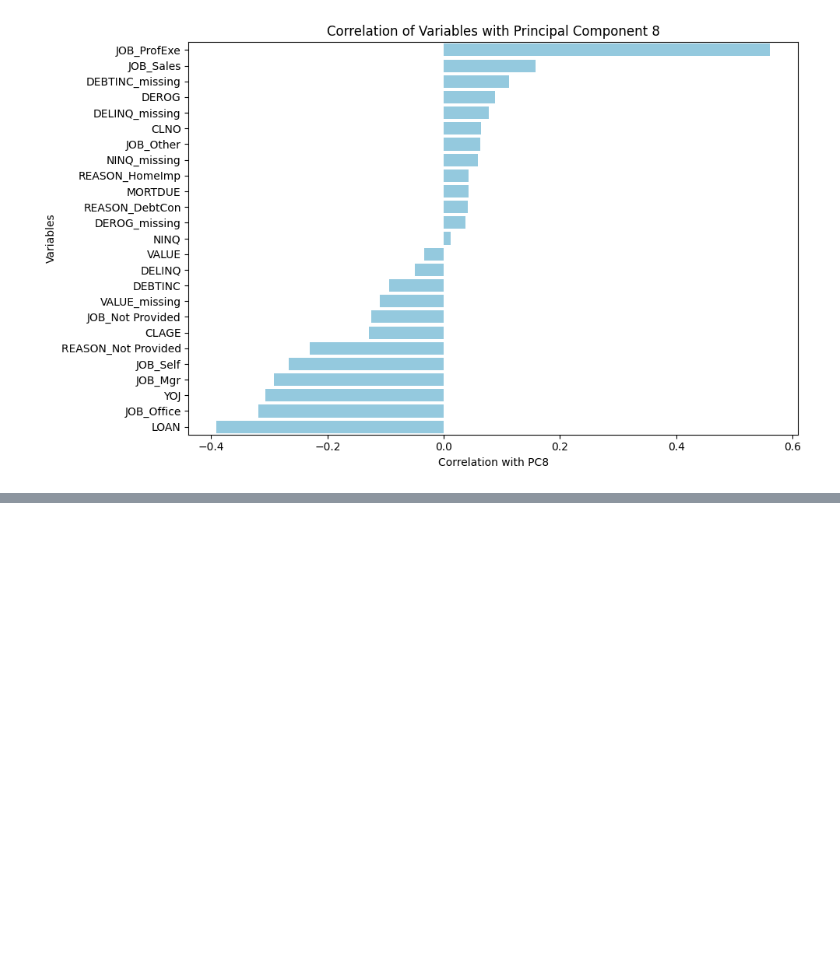
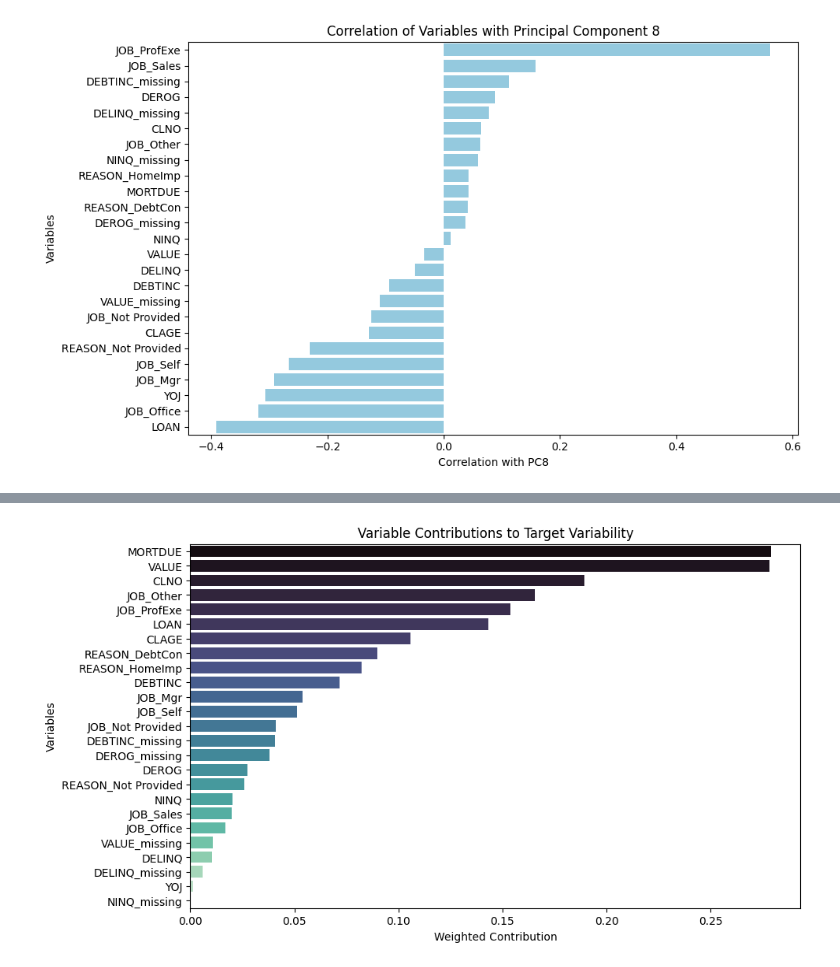
Before and after one commit to solrac2905/Data_Analytics_Project, a Jupyter notebook: ambs-analytics-project/notebooks/PCA.ipynb, the cells around one changed output, grey strips where cells are left out. Saved outputs shown, nothing was run; the diff lists cells and outputs as text; code cells hidden in the pictures; blank space fills up the shorter version.

```diff
--- a/ambs-analytics-project/notebooks/PCA.ipynb
+++ b/ambs-analytics-project/notebooks/PCA.ipynb
@@ -595,0 +620,13 @@ ValueError: Shape of passed values is (25, 25), indices imply (25, 2)
+# %%
+predictors_scaled = X_scaled
+target = y
+explained_variance = pca.explained_variance_ratio_
+print("Explained Variance by Principal Components:", explained_variance)
+
+# Calculate correlation between PCs and target variable
+pca_scores = pd.DataFrame(pca.transform(predictors_scaled))
+pca_scores["UnitSales"] = target.values
+correlations = pca_scores.corr()["UnitSales"][:-1]
+correlation_rank = correlations.abs().sort_values(ascending=False)
+print("Correlation with Target Variable (Ranked):")
+print(correlation_rank)
@@ -595,0 +651,13 @@ ValueError: Shape of passed values is (25, 25), indices imply (25, 2)
+# %%
+predictors = X
+# Identify contribution of each variable to PCs
+loadings = pd.DataFrame(pca.components_.T, columns=[f"PC{i+1}" for i in range(pca.n_components_)], index=predictors.columns)
+
+# Calculate overall contributions
+weighted_contributions = (loadings.iloc[:, 0].abs() * correlation_rank.iloc[0]).sort_values(ascending=False)
+contributions = pd.DataFrame({
+        "Variable": weighted_contributions.index,
+        "Weighted_Contribution": weighted_contributions.values
+    }).sort_values(by="Weighted_Contribution", ascending=False)
+print("Variable Contributions to Target Variability:")
+print(contributions)
@@ -595,0 +682,9 @@ ValueError: Shape of passed values is (25, 25), indices imply (25, 2)
+# %%
+# Plot contributions
+plt.figure(figsize=(10, 6))
+sns.barplot(data=contributions, x="Weighted_Contribution", y="Variable", palette="mako")
+plt.title("Variable Contributions to Target Variability")
+plt.xlabel("Weighted Contribution")
+plt.ylabel("Variables")
+plt.show()
+# %% [output]
@@ -595,0 +692 @@ ValueError: Shape of passed values is (25, 25), indices imply (25, 2)
+[figure, added]
```
Also changed, not shown: parts of 31 cells of this notebook.
